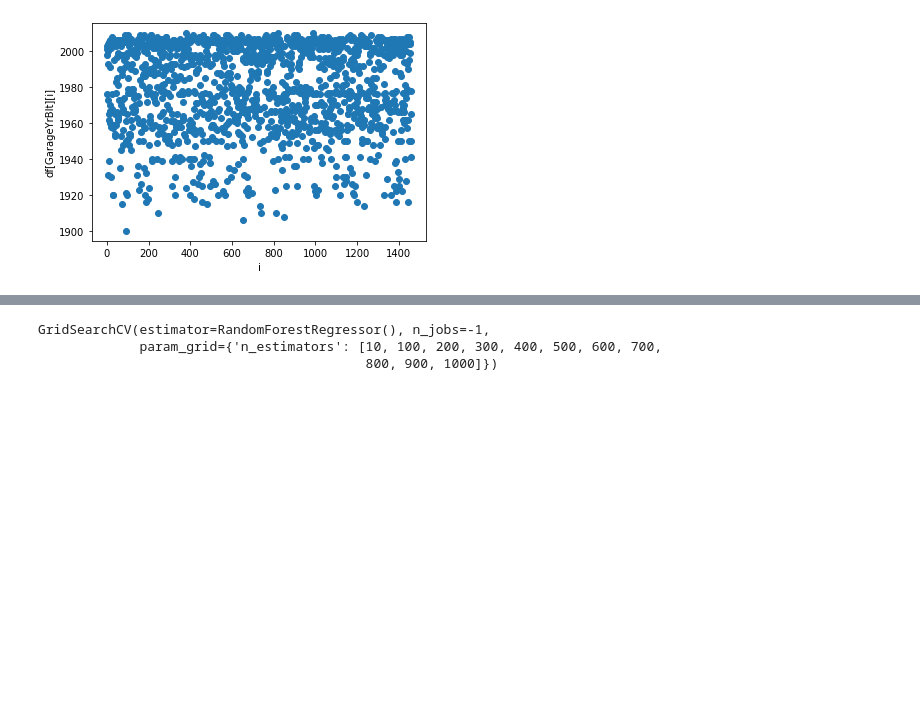
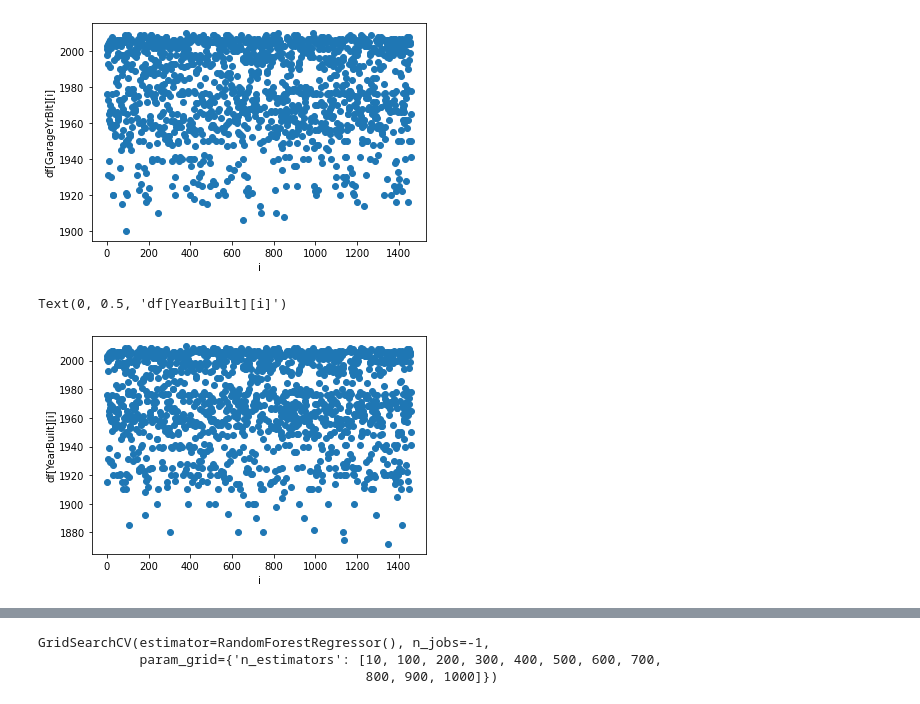
Before and after one commit to jedrexd/WTUM_11_2022, a Jupyter notebook: Projekt.ipynb, the cells around one changed output, grey strips where cells are left out. Cells and saved outputs as stored; diff of their text form; code cells hidden in the pictures; blank space fills up the shorter version.

```diff
--- a/Projekt.ipynb
+++ b/Projekt.ipynb
@@ -141,3 +142,10 @@ plt.ylabel('df[GarageYrBlt][i]')
 # %% [output]
 Text(0, 0.5, 'df[GarageYrBlt][i]')
 [figure]
+# %%
+plt.scatter(range(0,len(df['YearBuilt'])), df['YearBuilt'])
+plt.xlabel('i')
+plt.ylabel('df[YearBuilt][i]')
+# %% [output]
+Text(0, 0.5, 'df[YearBuilt][i]')
+[figure, added]
```
Also changed, not shown: parts of 15 cells of this notebook.
